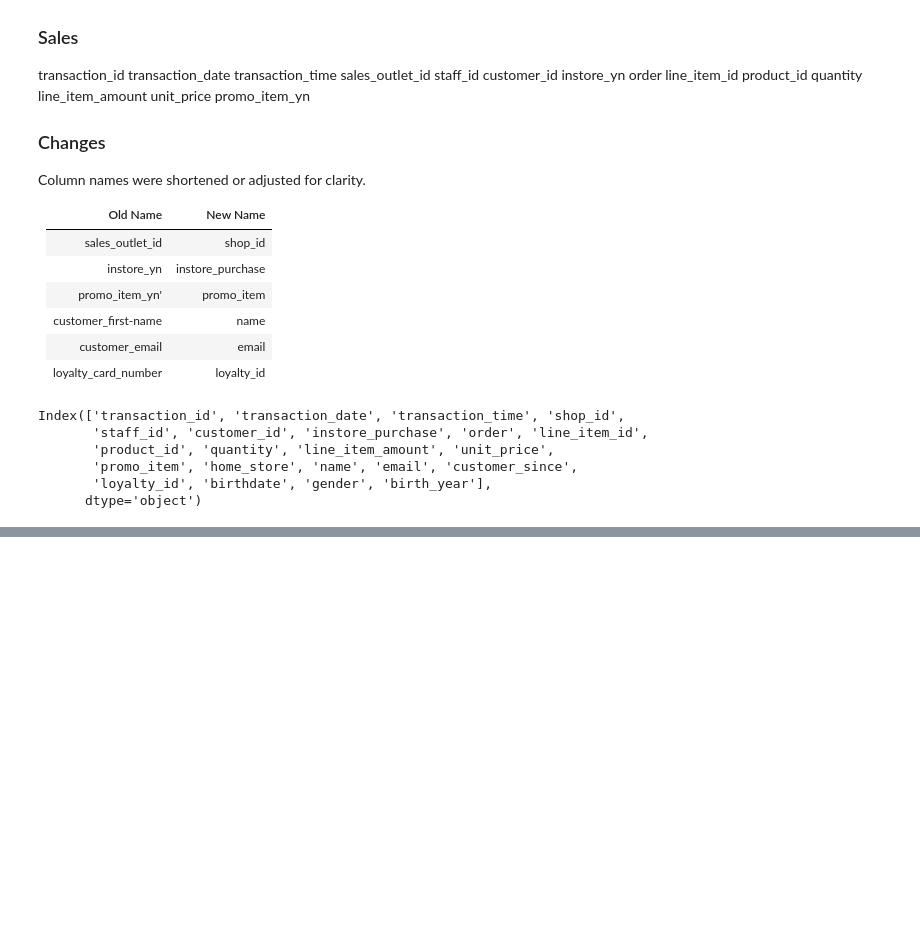
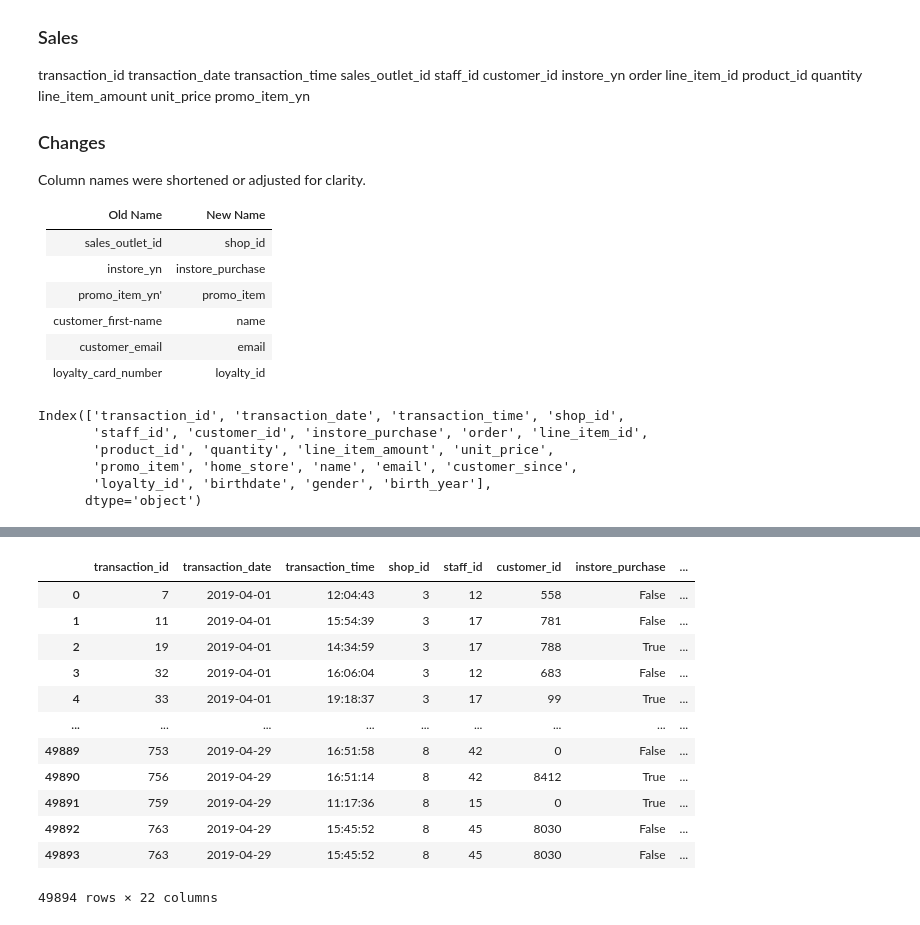
Before and after one commit to nembdev/python_portfolio, a Jupyter notebook: Data Analysis Projects/Coffee/Coffee Shop Analysis.ipynb, the cells around one changed output, grey strips where cells are left out. Cells and saved outputs as stored; diff of their text form; code cells hidden in the pictures; blank space fills up the shorter version.

Commit message:
fixed instore_purchase replacement

```diff
--- a/Data Analysis Projects/Coffee/Coffee Shop Analysis.ipynb
+++ b/Data Analysis Projects/Coffee/Coffee Shop Analysis.ipynb
@@ -231,4 +226,0 @@ The instore_purchase column signifies whether a purchase was made **in a store o
-# %%
-coffee[coffee["instore_purchase"] == "Y"] = True
-coffee[coffee["instore_purchase"] == "N"] = False
-coffee["instore_purchase"]
@@ -247,0 +231,4 @@ Name: instore_purchase, Length: 49894, dtype: object
+# %%
+coffee.loc[coffee["instore_purchase"] == "Y", "instore_purchase"] = True
+coffee.loc[coffee["instore_purchase"] == "N", "instore_purchase"] = False
+coffee["instore_purchase"]
@@ -247,0 +248,16 @@ Name: instore_purchase, Length: 49894, dtype: object
+# %%
+coffee
+# %% [output]
+|  | transaction_id | transaction_date | transaction_time | shop_id | staff_id | customer_id | instore_purchase | ... |
+| 0 | 7 | 2019-04-01 | 12:04:43 | 3 | 12 | 558 | False | ... |
+| 1 | 11 | 2019-04-01 | 15:54:39 | 3 | 17 | 781 | False | ... |
+| 2 | 19 | 2019-04-01 | 14:34:59 | 3 | 17 | 788 | True | ... |
+| 3 | 32 | 2019-04-01 | 16:06:04 | 3 | 12 | 683 | False | ... |
+| 4 | 33 | 2019-04-01 | 19:18:37 | 3 | 17 | 99 | True | ... |
+| ... | ... | ... | ... | ... | ... | ... | ... | ... |
+| 49889 | 753 | 2019-04-29 | 16:51:58 | 8 | 42 | 0 | False | ... |
+| 49890 | 756 | 2019-04-29 | 16:51:14 | 8 | 42 | 8412 | True | ... |
+| 49891 | 759 | 2019-04-29 | 11:17:36 | 8 | 15 | 0 | True | ... |
+| 49892 | 763 | 2019-04-29 | 15:45:52 | 8 | 45 | 8030 | False | ... |
+| 49893 | 763 | 2019-04-29 | 15:45:52 | 8 | 45 | 8030 | False | ... |
+49894 rows × 22 columns
```
Also changed, not shown: parts of 8 cells of this notebook.
